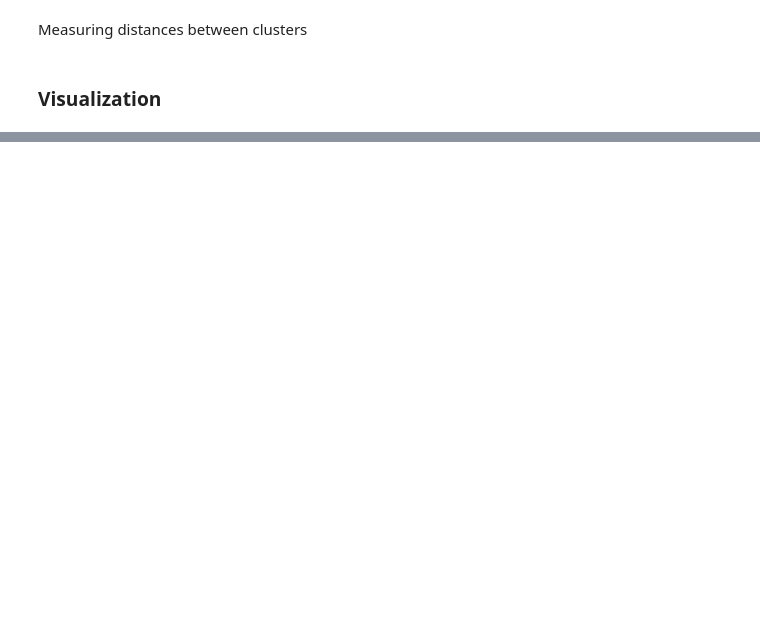
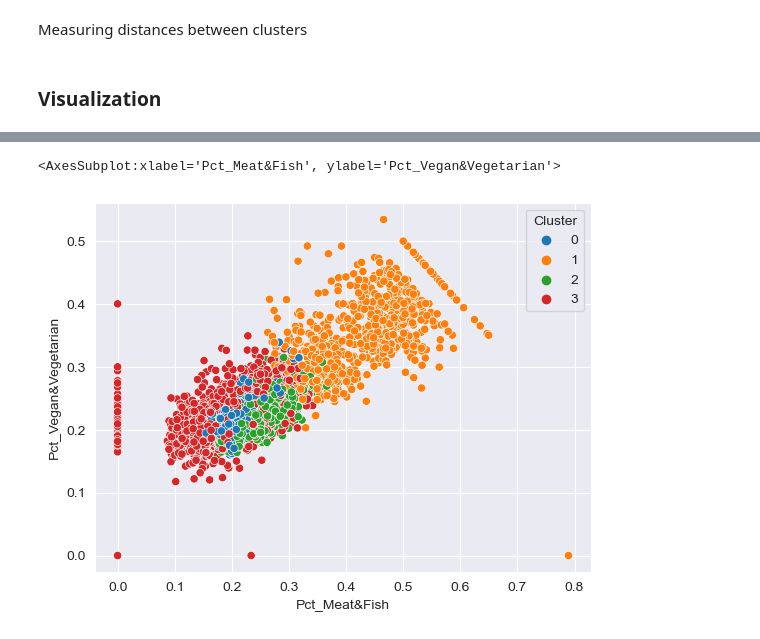
Before and after one commit to MikeOlhao/DSML_projeto, a Jupyter notebook: DSML_202223_Clusters_Group09_Notebook_semgraficos.ipynb, the cells around one changed output, grey strips where cells are left out. Saved outputs shown, nothing was run; the diff lists cells and outputs as text; code cells hidden in the pictures; blank space fills up the shorter version.

```diff
--- a/DSML_202223_Clusters_Group09_Notebook_semgraficos.ipynb
+++ b/DSML_202223_Clusters_Group09_Notebook_semgraficos.ipynb
@@ -1010,0 +1011,6 @@ sns.barplot(x="Cluster", y="Pct_Meat&Fish", data=df_final)
+# %%
+
+sns.scatterplot(data=df_final, x='Pct_Meat&Fish', y='Pct_Vegan&Vegetarian',hue='Cluster',palette='tab10')
+# %% [output]
+<AxesSubplot:xlabel='Pct_Meat&Fish', ylabel='Pct_Vegan&Vegetarian'>
+[figure, added]
```
Also changed, not shown: parts of 14 cells of this notebook.
